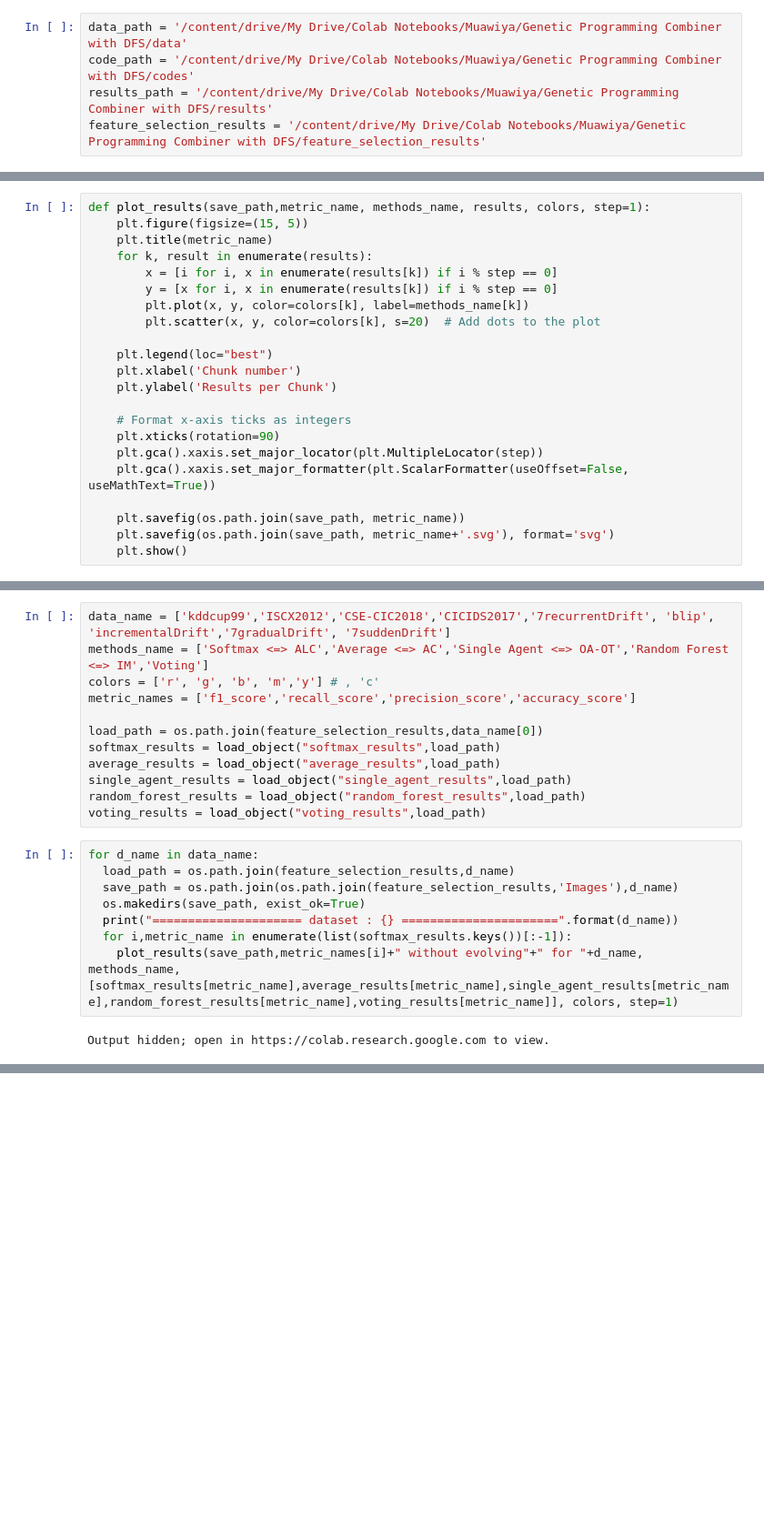
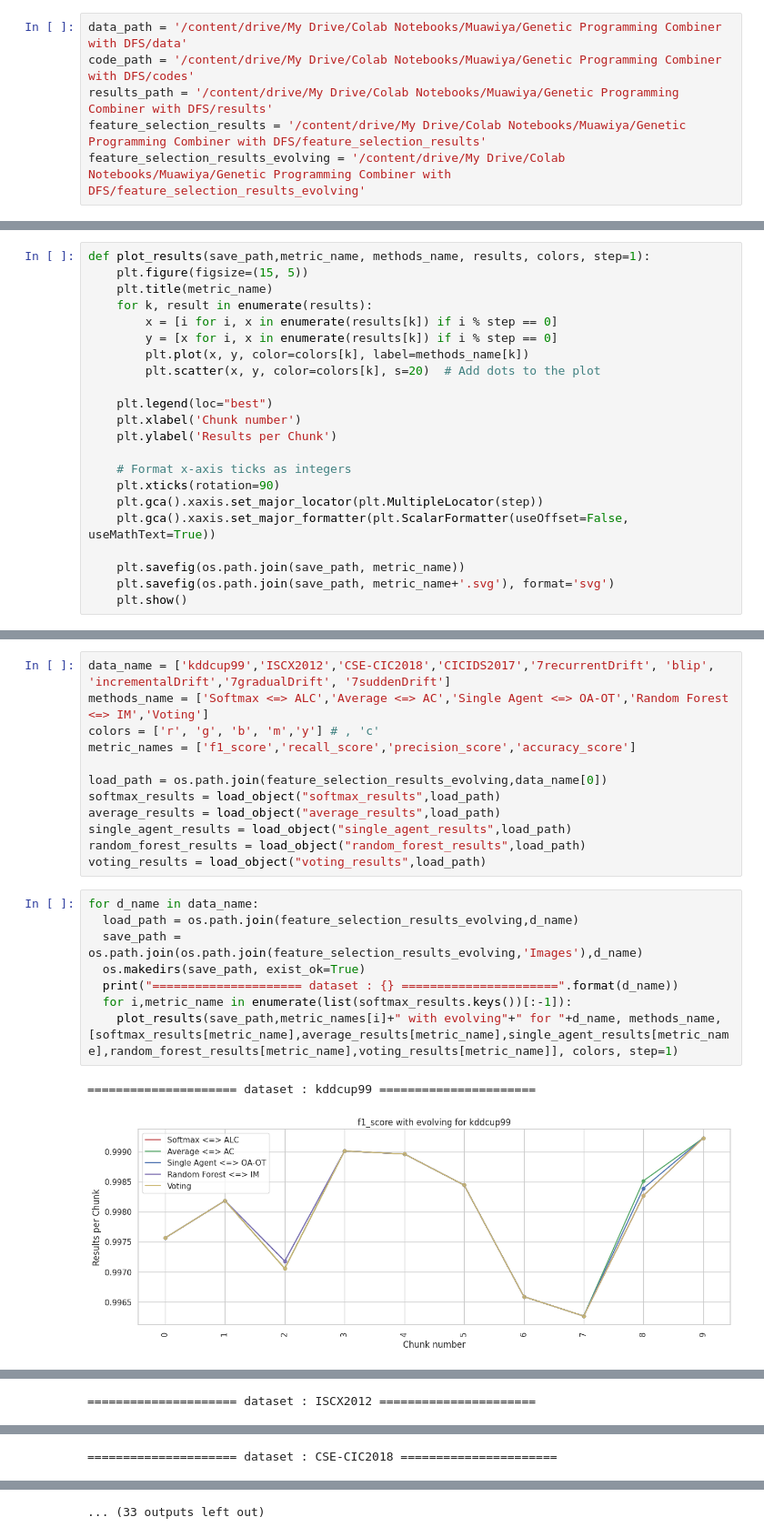
Before and after one commit to muawiya98/GP-OSELM, a Jupyter notebook: codes/VisualizationDynamicFeatureSelection.ipynb, the cells around one changed output, grey strips where cells are left out. Shown at 91% size. Cells and saved outputs as stored; diff of their text form; blank space fills up the shorter version.

```diff
--- a/codes/VisualizationDynamicFeatureSelection.ipynb
+++ b/codes/VisualizationDynamicFeatureSelection.ipynb
@@ -42,6 +42,7 @@ data_path = '/content/drive/My Drive/Colab Notebooks/Muawiya/Genetic Programming
 code_path = '/content/drive/My Drive/Colab Notebooks/Muawiya/Genetic Programming Combiner with DFS/codes'
 results_path = '/content/drive/My Drive/Colab Notebooks/Muawiya/Genetic Programming Combiner with DFS/results'
 feature_selection_results = '/content/drive/My Drive/Colab Notebooks/Muawiya/Genetic Programming Combiner with DFS/feature_selection_results'
+feature_selection_results_evolving = '/content/drive/My Drive/Colab Notebooks/Muawiya/Genetic Programming Combiner with DFS/feature_selection_results_evolving'
 # %%
 def save_object(obj, filename,path):
     """
@@ -88,7 +109,7 @@ methods_name = ['Softmax <=> ALC','Average <=> AC','Single Agent <=> OA-OT','Ran
 colors = ['r', 'g', 'b', 'm','y'] # , 'c'
 metric_names = ['f1_score','recall_score','precision_score','accuracy_score']
 
-load_path = os.path.join(feature_selection_results,data_name[0])
+load_path = os.path.join(feature_selection_results_evolving,data_name[0])
 softmax_results = load_object("softmax_results",load_path)
 average_results = load_object("average_results",load_path)
 single_agent_results = load_object("single_agent_results",load_path)
@@ -96,11 +117,12 @@ random_forest_results = load_object("random_forest_results",load_path)
 voting_results = load_object("voting_results",load_path)
 # %%
 for d_name in data_name:
-  load_path = os.path.join(feature_selection_results,d_name)
-  save_path = os.path.join(os.path.join(feature_selection_results,'Images'),d_name)
+  load_path = os.path.join(feature_selection_results_evolving,d_name)
+  save_path = os.path.join(os.path.join(feature_selection_results_evolving,'Images'),d_name)
   os.makedirs(save_path, exist_ok=True)
   print("===================== dataset : {} ======================".format(d_name))
   for i,metric_name in enumerate(list(softmax_results.keys())[:-1]):
-    plot_results(save_path,metric_names[i]+" without evolving"+" for "+d_name, methods_name, [softmax_results[metric_name],average_results[metric_name],single_agent_results[metric_name],random_forest_results[metric_name],voting_results[metric_name]], colors, step=1)
+    plot_results(save_path,metric_names[i]+" with evolving"+" for "+d_name, methods_name, [softmax_results[metric_name],average_results[metric_name],single_agent_results[metric_name],random_forest_results[metric_name],voting_results[metric_name]], colors, step=1)
 # %% [output]
-Output hidden; open in https://colab.research.google.com to view.
+===================== dataset : kddcup99 ======================
+[figure, added]
@@ -106,0 +132 @@ Output hidden; open in https://colab.research.google.com to view.
+===================== dataset : ISCX2012 ======================
@@ -106,0 +137 @@ Output hidden; open in https://colab.research.google.com to view.
+===================== dataset : CSE-CIC2018 ======================
@@ -106,0 +139 @@ Output hidden; open in https://colab.research.google.com to view.
+... (33 outputs left out)
```
Also changed, not shown: parts of 3 cells of this notebook, 1 other file.
